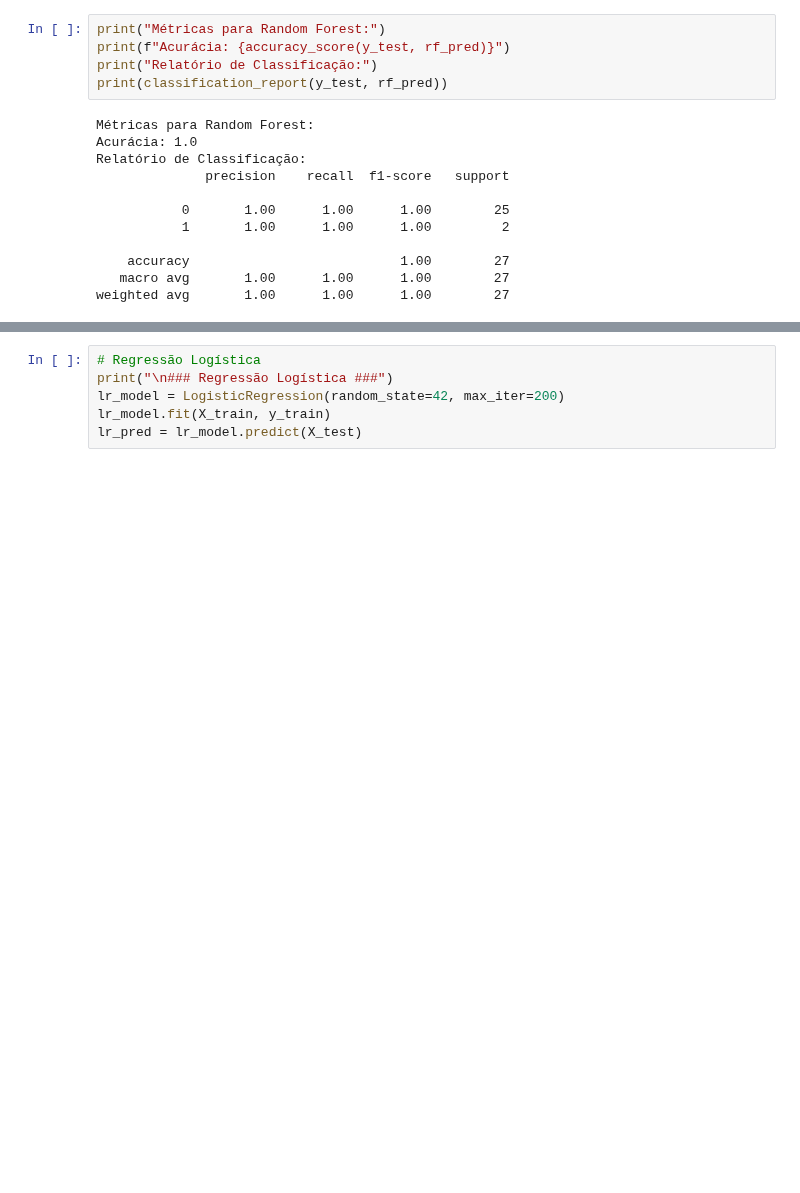
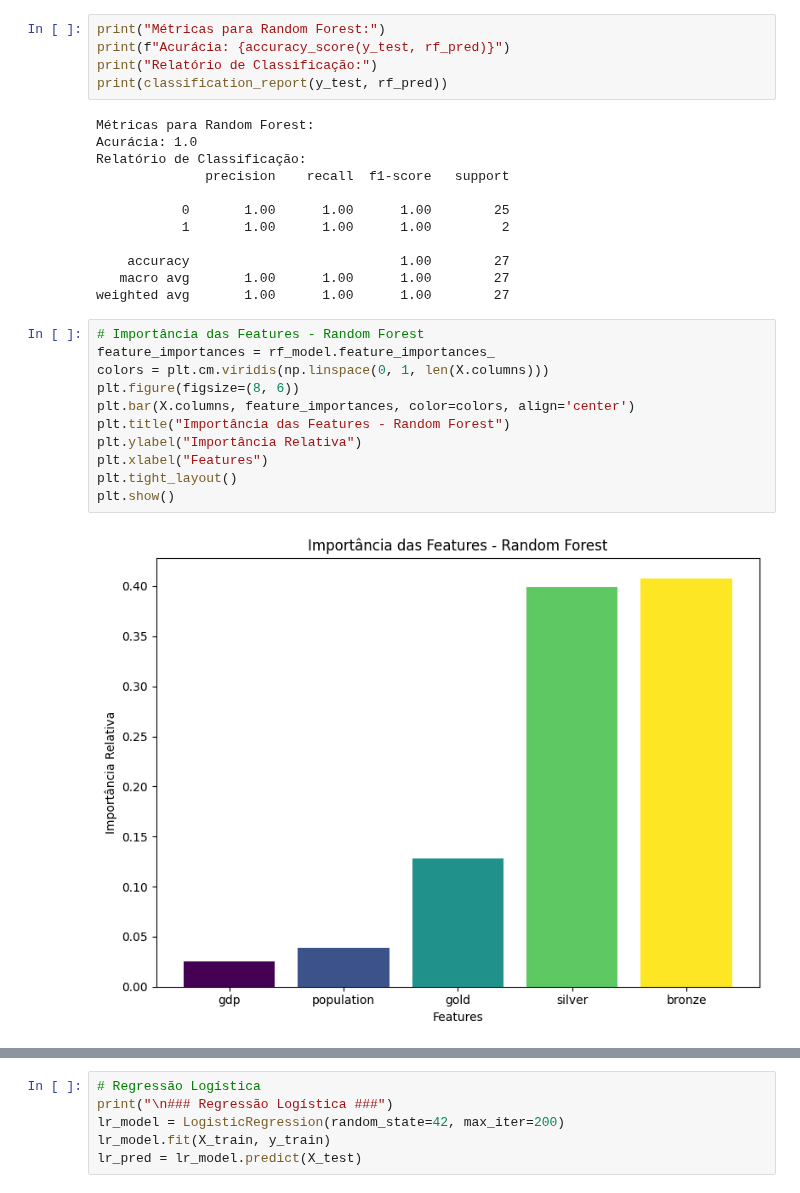
Before and after one commit to Bmartins25/Mineracao_de_dados_and_LLM_UFMG, a Jupyter notebook: TP3_fase_1_2_3_Classificacao_Mineração_de_dados.ipynb, the cells around one changed output, grey strips where cells are left out. Drawn from its saved outputs; the diff is of its cells as text; blank space fills up the shorter version.

```diff
--- a/TP3_fase_1_2_3_Classificacao_Mineração_de_dados.ipynb
+++ b/TP3_fase_1_2_3_Classificacao_Mineração_de_dados.ipynb
@@ -135,3 +136,16 @@ Relatório de Classificação:
     accuracy                           1.00        27
    macro avg       1.00      1.00      1.00        27
 weighted avg       1.00      1.00      1.00        27
+# %%
+# Importância das Features - Random Forest
+feature_importances = rf_model.feature_importances_
+colors = plt.cm.viridis(np.linspace(0, 1, len(X.columns)))
+plt.figure(figsize=(8, 6))
+plt.bar(X.columns, feature_importances, color=colors, align='center')
+plt.title("Importância das Features - Random Forest")
+plt.ylabel("Importância Relativa")
+plt.xlabel("Features")
+plt.tight_layout()
+plt.show()
+# %% [output]
+[figure, added]
```
Also changed, not shown: parts of 2 cells of this notebook.
